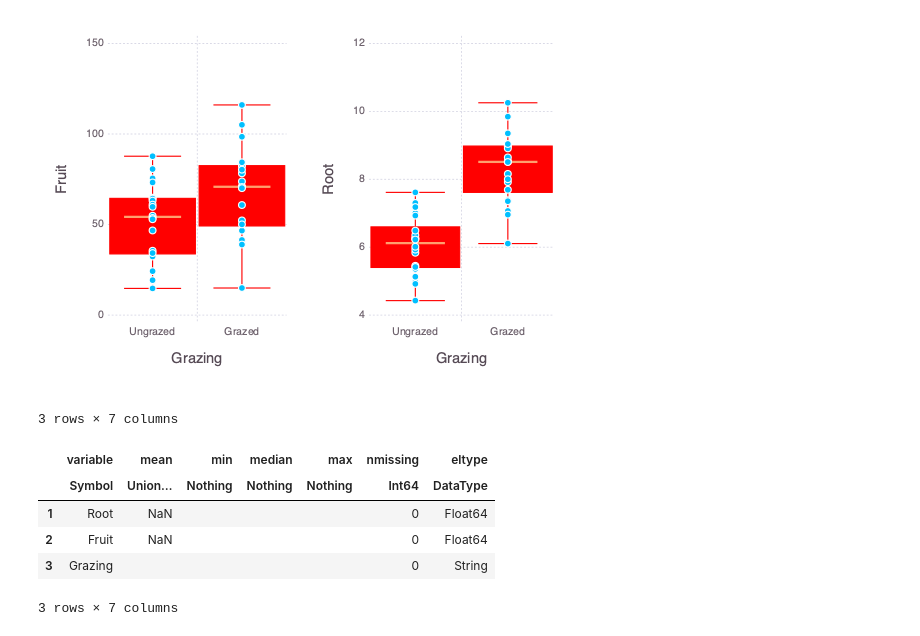
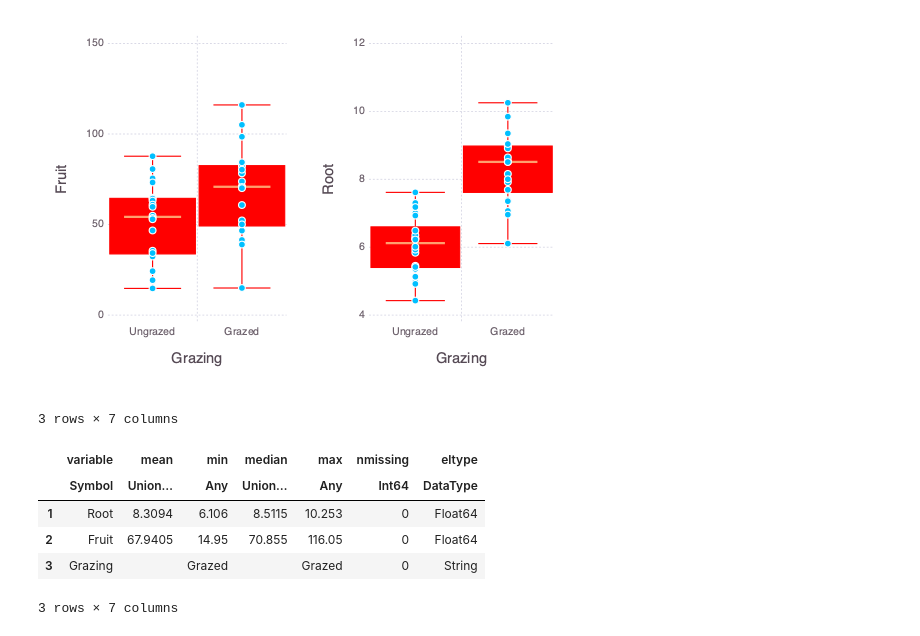
Before and after one commit to takanorifukuyama/julia-statistics, a Jupyter notebook: 統計解析.ipynb, the cells around one changed output. Saved outputs shown, nothing was run; the diff lists cells and outputs as text; code cells hidden in the pictures.

```diff
--- a/統計解析.ipynb
+++ b/統計解析.ipynb
@@ -211,16 +211,16 @@ hstack(
 [figure]
 # %%
 # t検定のためにGrazingの値によってdatを二つに分ける
-datG = @linq dat |> where(:Grazing .== "Grased") |> select(:Root, :Fruit, :Grazing)
+datG = @linq dat |> where(:Grazing .== "Grazed") |> select(:Root, :Fruit, :Grazing)
 datU = @linq dat |> where(:Grazing .== "Ungrazed") |> select(:Root, :Fruit, :Grazing)
 describe(datG)
 # %% [output]
 3 rows × 7 columns
 |  | variable | mean | min | median | max | nmissing | eltype |
-|  | Symbol | Union… | Nothing | Nothing | Nothing | Int64 | DataType |
-| 1 | Root | NaN |  |  |  | 0 | Float64 |
-| 2 | Fruit | NaN |  |  |  | 0 | Float64 |
-| 3 | Grazing |  |  |  |  | 0 | String |
+|  | Symbol | Union… | Any | Union… | Any | Int64 | DataType |
+| 1 | Root | 8.3094 | 6.106 | 8.5115 | 10.253 | 0 | Float64 |
+| 2 | Fruit | 67.9405 | 14.95 | 70.855 | 116.05 | 0 | Float64 |
+| 3 | Grazing |  | Grazed |  | Grazed | 0 | String |
 # %%
 describe(datU)
 # %% [output]
```
Also changed, not shown: parts of 2 cells of this notebook.
